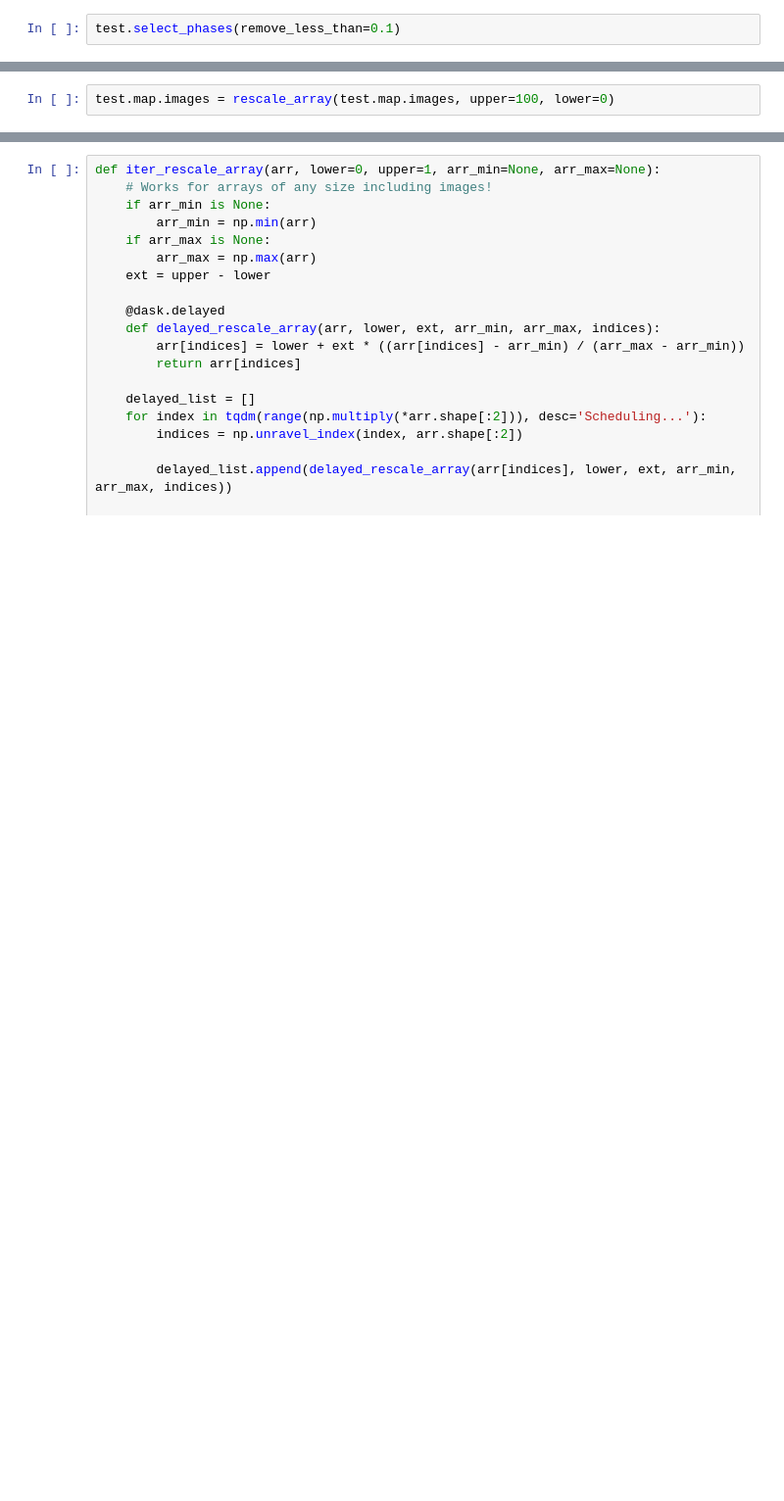
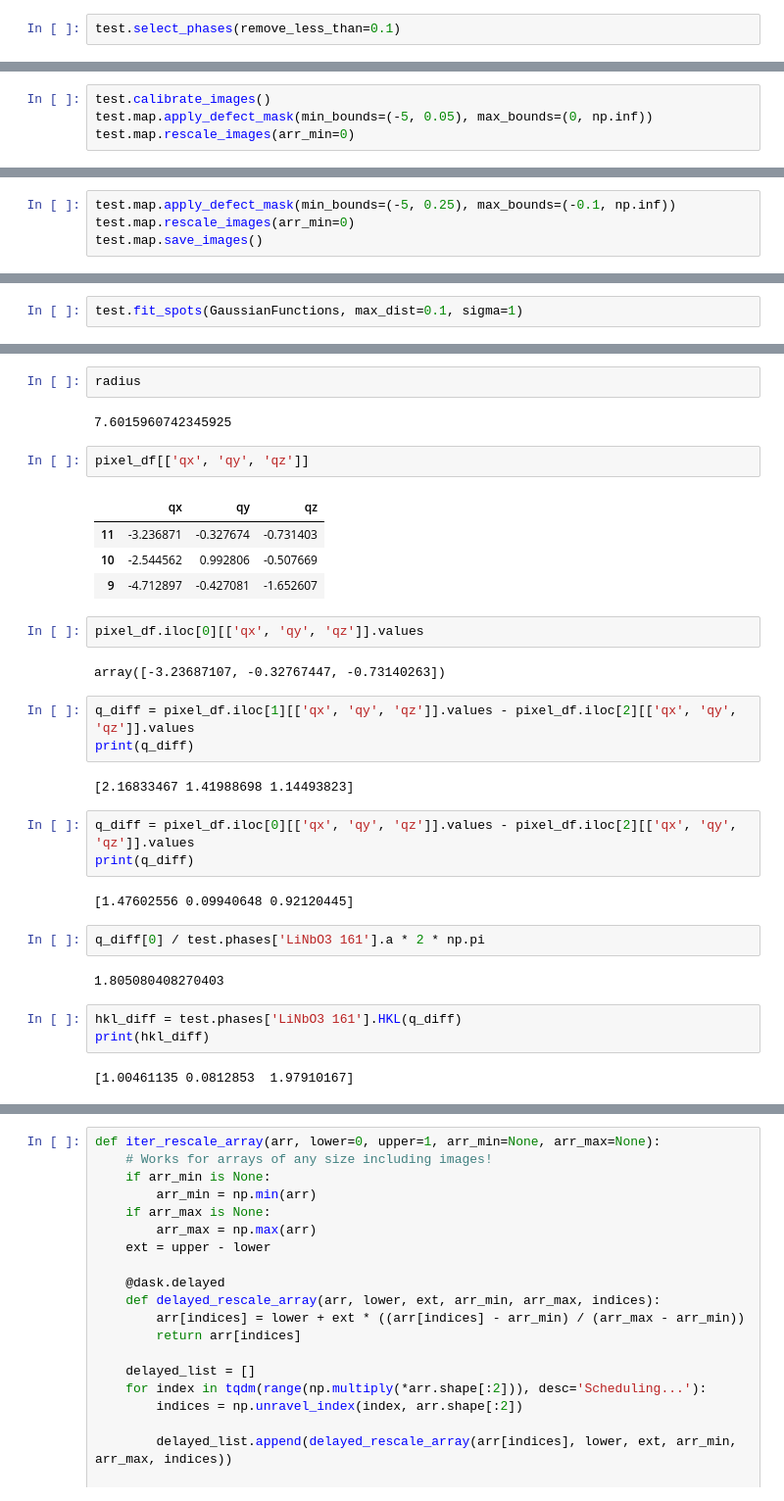
Before and after one commit to emusterman/xrdmaptools, a Jupyter notebook: testing_notebooks/XRDMap_class.ipynb, the cells around one changed output, grey strips where cells are left out. Shown: that part at 98% size. Saved outputs shown, nothing was run; the diff lists cells and outputs as text; blank space fills up the shorter version.

```diff
--- a/testing_notebooks/XRDMap_class.ipynb
+++ b/testing_notebooks/XRDMap_class.ipynb
@@ -210,2 +215,0 @@ new_images = test.map.images - gauss_bkg
-# %%
-test.map.images = rescale_array(test.map.images, upper=100, lower=0)
@@ -403,0 +218,4 @@ test.map.plot_image()
+# %%
+test.calibrate_images()
+test.map.apply_defect_mask(min_bounds=(-5, 0.05), max_bounds=(0, np.inf))
+test.map.rescale_images(arr_min=0)
@@ -403,0 +229,4 @@ test.map.plot_image()
+# %%
+test.map.apply_defect_mask(min_bounds=(-5, 0.25), max_bounds=(-0.1, np.inf))
+test.map.rescale_images(arr_min=0)
+test.map.save_images()
@@ -403,0 +264,2 @@ test.map.plot_image()
+# %%
+test.fit_spots(GaussianFunctions, max_dist=0.1, sigma=1)
@@ -403,0 +590,34 @@ test.map.plot_image()
+# %%
+radius
+# %% [output]
+7.6015960742345925
+# %%
+pixel_df[['qx', 'qy', 'qz']]
+# %% [output]
+|  | qx | qy | qz |
+| 11 | -3.236871 | -0.327674 | -0.731403 |
+| 10 | -2.544562 | 0.992806 | -0.507669 |
+| 9 | -4.712897 | -0.427081 | -1.652607 |
+# %%
+pixel_df.iloc[0][['qx', 'qy', 'qz']].values
+# %% [output]
+array([-3.23687107, -0.32767447, -0.73140263])
+# %%
+q_diff = pixel_df.iloc[1][['qx', 'qy', 'qz']].values - pixel_df.iloc[2][['qx', 'qy', 'qz']].values
+print(q_diff)
+# %% [output]
+[2.16833467 1.41988698 1.14493823]
+# %%
+q_diff = pixel_df.iloc[0][['qx', 'qy', 'qz']].values - pixel_df.iloc[2][['qx', 'qy', 'qz']].values
+print(q_diff)
+# %% [output]
+[1.47602556 0.09940648 0.92120445]
+# %%
+q_diff[0] / test.phases['LiNbO3 161'].a * 2 * np.pi
+# %% [output]
+1.805080408270403
+# %%
+hkl_diff = test.phases['LiNbO3 161'].HKL(q_diff)
+print(hkl_diff)
+# %% [output]
+[1.00461135 0.0812853  1.97910167]
```
Also changed, not shown: parts of 138 cells of this notebook, 14 other files.
